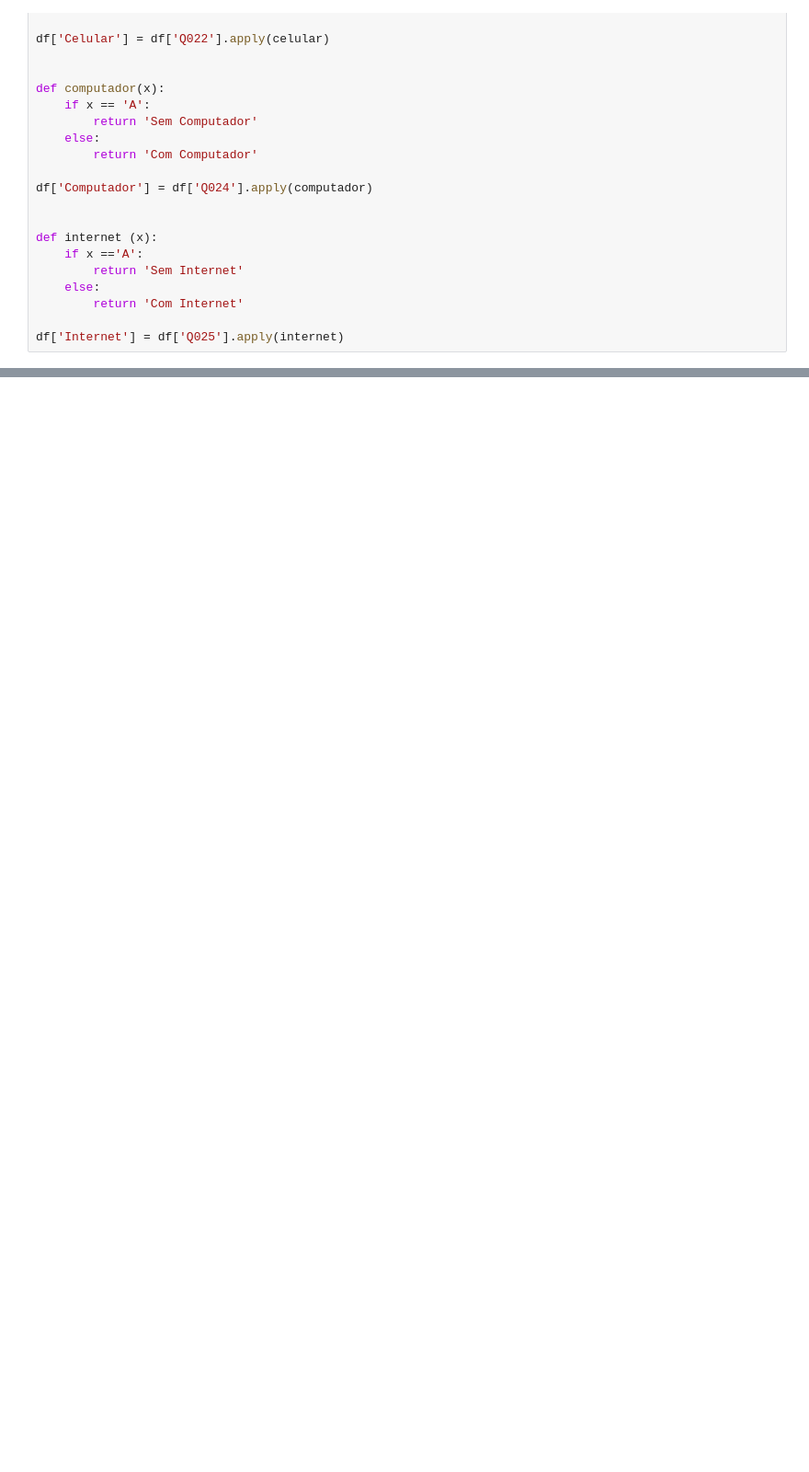
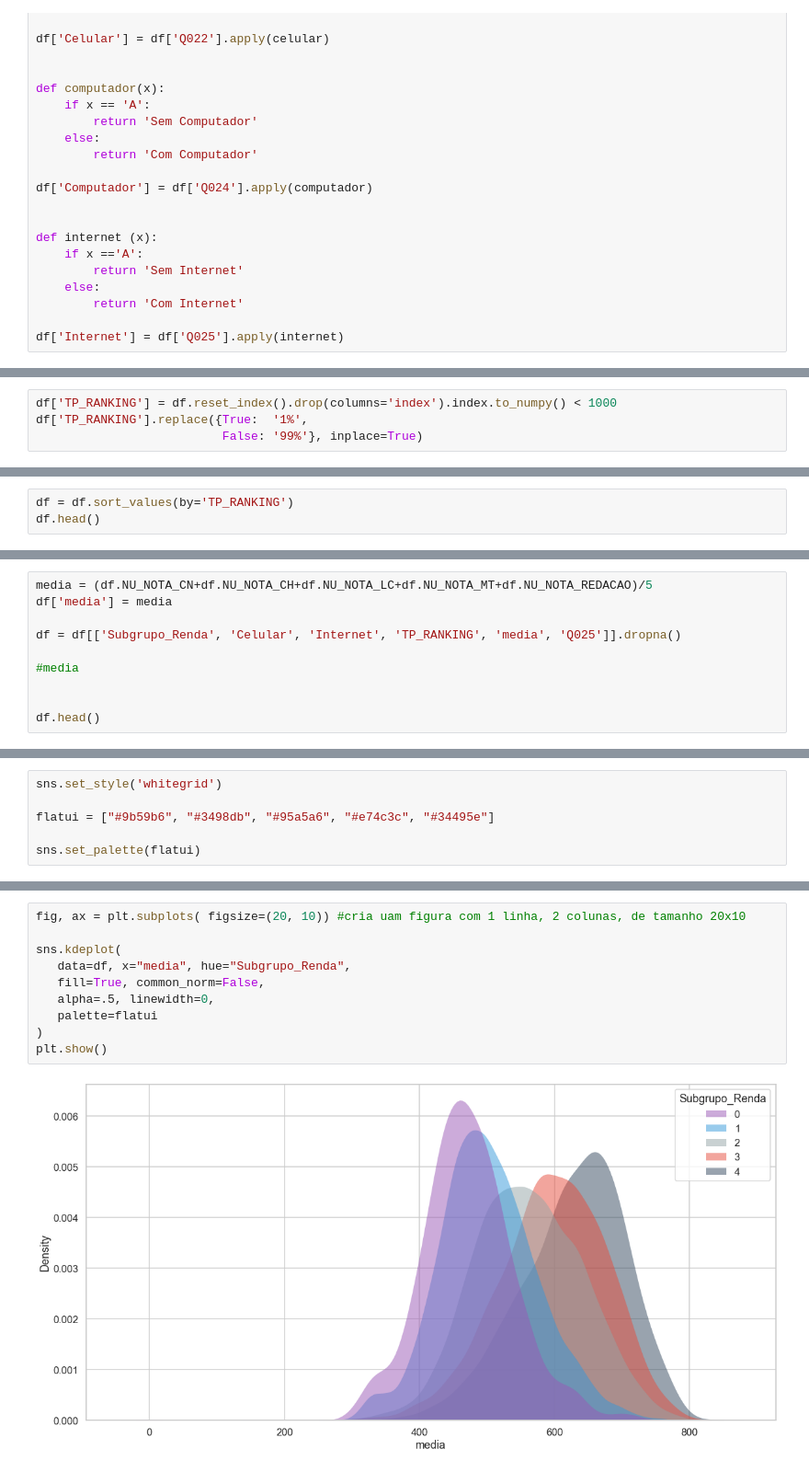
Before and after one commit to osbrabos/dataviz-enem, a Jupyter notebook: economical-analsysis.ipynb, the cells around one changed output, grey strips where cells are left out. Shown at 92% size. Saved outputs shown, nothing was run; the diff lists cells and outputs as text; blank space fills up the shorter version.

```diff
--- a/economical-analsysis.ipynb
+++ b/economical-analsysis.ipynb
@@ -249,0 +78,4 @@ plt.show()
+# %%
+df['TP_RANKING'] = df.reset_index().drop(columns='index').index.to_numpy() < 1000
+df['TP_RANKING'].replace({True:  '1%',
+                          False: '99%'}, inplace=True)
@@ -249,0 +84,3 @@ plt.show()
+# %%
+df = df.sort_values(by='TP_RANKING')
+df.head()
@@ -249,0 +95,10 @@ plt.show()
+# %%
+media = (df.NU_NOTA_CN+df.NU_NOTA_CH+df.NU_NOTA_LC+df.NU_NOTA_MT+df.NU_NOTA_REDACAO)/5
+df['media'] = media
+
+df = df[['Subgrupo_Renda', 'Celular', 'Internet', 'TP_RANKING', 'media', 'Q025']].dropna()
+
+#media
+
+
+df.head()
@@ -249,0 +114,6 @@ plt.show()
+# %%
+sns.set_style('whitegrid')
+
+flatui = ["#9b59b6", "#3498db", "#95a5a6", "#e74c3c", "#34495e"]
+
+sns.set_palette(flatui)
@@ -249,0 +135,12 @@ plt.show()
+# %%
+fig, ax = plt.subplots( figsize=(20, 10)) #cria uam figura com 1 linha, 2 colunas, de tamanho 20x10
+
+sns.kdeplot(
+   data=df, x="media", hue="Subgrupo_Renda",
+   fill=True, common_norm=False,
+   alpha=.5, linewidth=0,
+   palette=flatui
+)
+plt.show()
+# %% [output]
+[figure, added]
```
Also changed, not shown: parts of 39 cells of this notebook, 1 other file.
